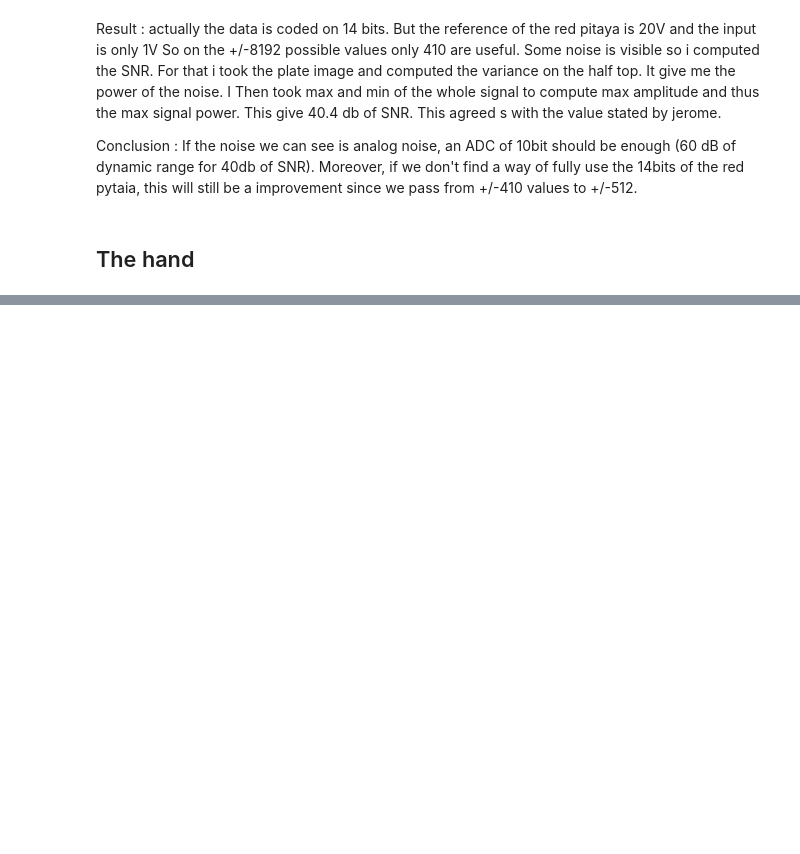
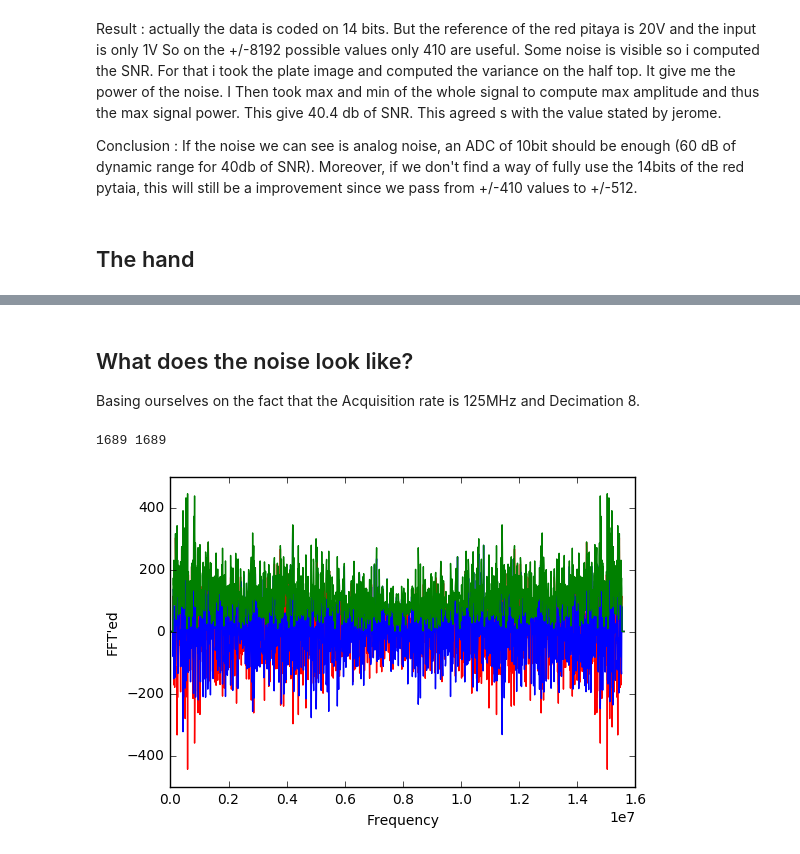
Before and after one commit to echopen/PRJ-medtec_sigproc, a Jupyter notebook: DeviceCaracterization/FirstCharacterization/first characterization.ipynb, the cells around one changed output, grey strips where cells are left out. Cells and saved outputs as stored; diff of their text form; code cells hidden in the pictures; blank space fills up the shorter version.

Commit message:
Adding tests for the signal own noise

```diff
--- a/DeviceCaracterization/FirstCharacterization/first characterization.ipynb
+++ b/DeviceCaracterization/FirstCharacterization/first characterization.ipynb
@@ -80,0 +81,31 @@ plt.show()
+# %% [markdown]
+## What does the noise look like?
+
+Basing ourselves on the fact that the Acquisition rate is 125MHz and Decimation 8.
+# %%
+ACQ = 125000000
+DECIMATION = 8
+SizeFFT = len(plate[Nempty])
+
+XScale = range(SizeFFT)
+
+print len(XScale),SizeFFT
+for i in range(SizeFFT):
+    XScale[i] = (1.0*ACQ/DECIMATION)*float(XScale[i])/(1.0*SizeFFT)
+
+plt.figure(3)
+FFT = np.fft.fft(plate[Nempty])
+# We clean the low frequencies
+for i in range(10):
+    FFT[i]=0
+    FFT[-i]=0
+
+plt.plot(XScale,np.real(FFT),"r")
+plt.plot(XScale,np.imag(FFT),"b")
+plt.plot(XScale,np.abs(FFT),"g")
+plt.xlabel('Frequency')
+plt.ylabel("FFT'ed")
+plt.show()
+# %% [output]
+1689 1689
+[figure, added]
```
Also changed, not shown: parts of 6 cells of this notebook, 3 other files.
